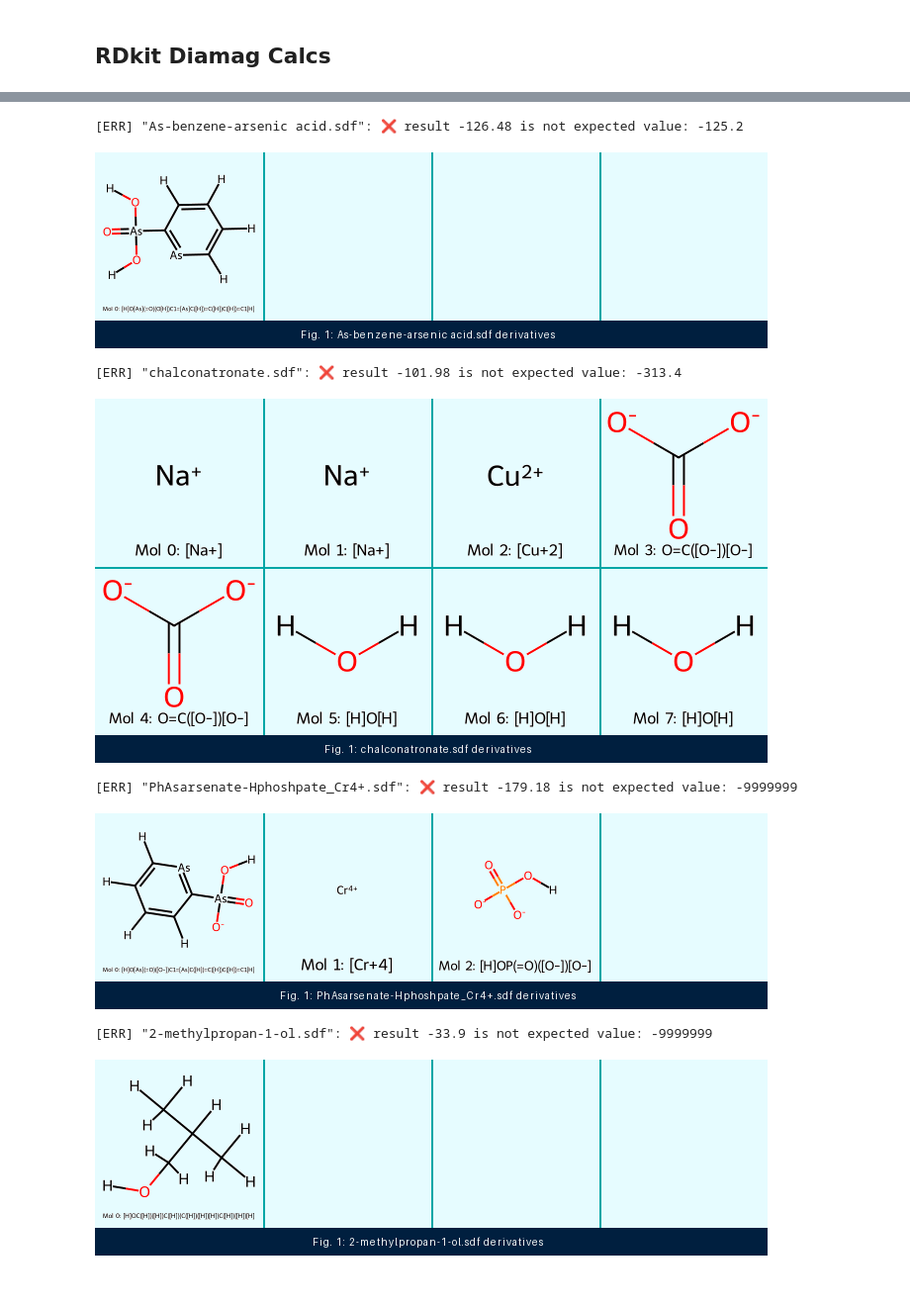
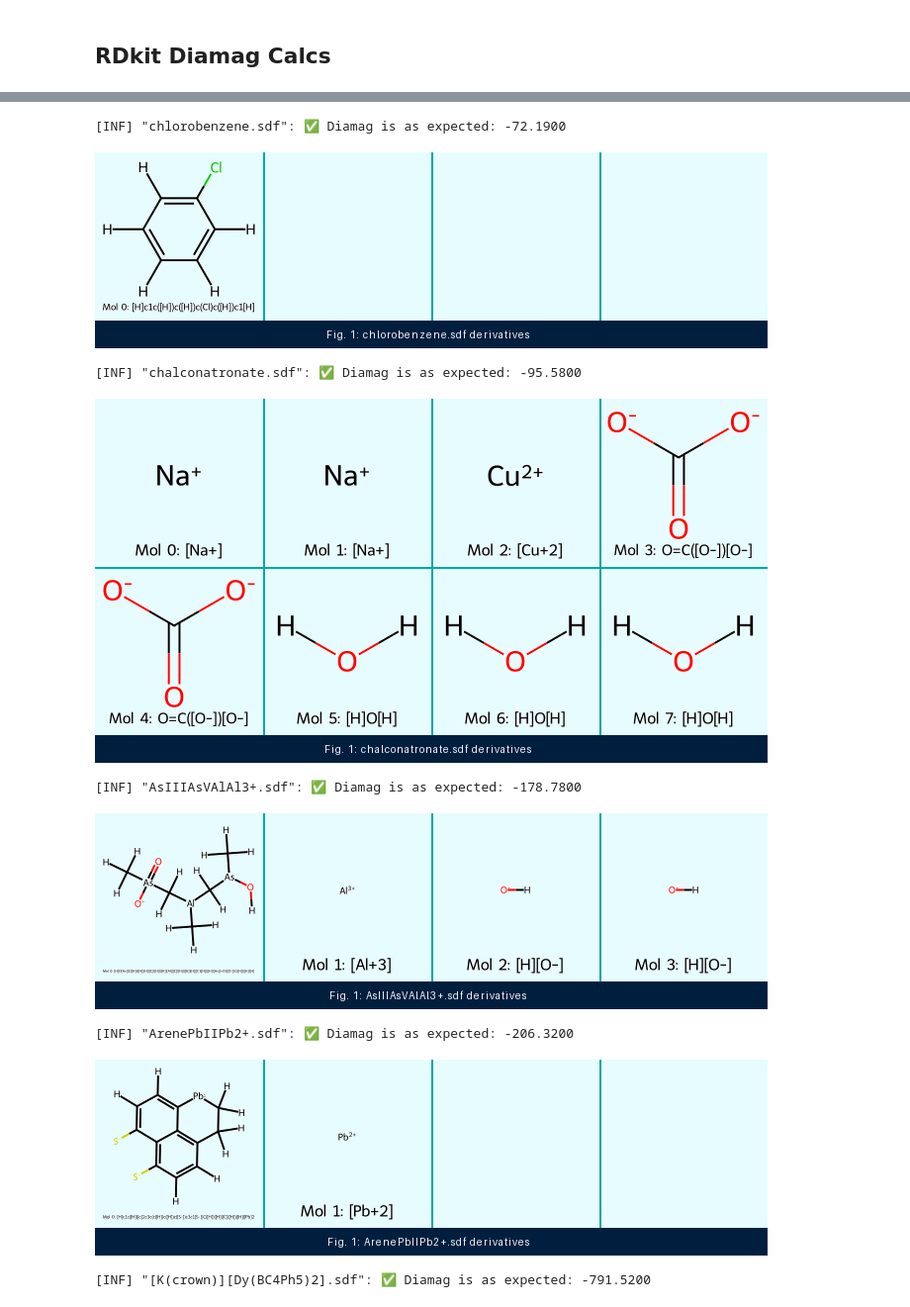
Before and after one commit to mag-bros/mag-bridge, a Jupyter notebook: notebooks/rdkit-sandbox.ipynb, the cells around one changed output, grey strips where cells are left out. Shown at 99% size. Saved outputs shown, nothing was run; the diff lists cells and outputs as text; code cells hidden in the pictures.

Commit message:
added tests, corrected CalcDiamagContr

```diff
--- a/notebooks/rdkit-sandbox.ipynb
+++ b/notebooks/rdkit-sandbox.ipynb
@@ -41,10 +31,17 @@ SDF_TEST = [
     },
 ]
 # %%
+# for test_case in SDF_TEST:
+#     mols: list[MBMolecule] = SDFLoader.Load(test_case["sdf_file"])
+#     sum_dia_contr = 0
+#     for mol in mols:
+#         sum_dia_contr += mol.CalcDiamagContr(verbose=False)
+#         result = mol.CalcDiamagContr()
+
 """Loop through SDF test cases / files"""
 for test_case in SDF_TEST:
     # Load all MBMolecule instances from the given SDF file
-    mols: list[MBMolecule] = SDFLoader.Load(test_case['sdf_file'])
+    mols: list[MBMolecule] = SDFLoader.Load(test_case["sdf_file"])
 
     # Compute total diamagnetic contribution across all molecules
     # TODO:: Not yet sure how to deal with calculating diamag
@@ -58,13 +55,21 @@ for test_case in SDF_TEST:
     try:
         # Check that computed result matches expected reference value
         assert round(sum_dia_contr, 2) == test_case["expected_diamag"]
-        print(f"[INF] \"{test_case['sdf_file']}\": ✅ Diamag is as expected: {sum_dia_contr:.4f}")
+        print(
+            f'[INF] "{test_case["sdf_file"]}": ✅ Diamag is as expected: {sum_dia_contr:.4f}'
+        )
 
     except Exception as e:
         # Log failure with computed vs expected values
-        print(f"[ERR] \"{test_case['sdf_file']}\": ❌ result {round(sum_dia_contr, 2)} is not expected value: {test_case['expected_diamag']}")
+        print(
+            f'[ERR] "{test_case["sdf_file"]}": ❌ result {round(sum_dia_contr, 2)} is not expected value: {test_case["expected_diamag"]}'
+        )
 
     # Print Molecules in current SDF File
     rdkit_mols: list[Mol] = [mol.ToRDKit() for mol in mols]
-    display(Renderer(Theme.Sea).GetMoleculesGridImg(rdkit_mols, label=f"Fig. 1: {test_case['sdf_file']} derivatives\n"))
+    display(
+        Renderer(Theme.Sea).GetMoleculesGridImg(
+            rdkit_mols, label=f"Fig. 1: {test_case['sdf_file']} derivatives\n"
+        )
+    )
 # %% [output]
@@ -73,8 +78,9 @@ for test_case in SDF_TEST:
-[ERR] "As-benzene-arsenic acid.sdf": ❌ result -126.48 is not expected value: -125.2
+[INF] "chlorobenzene.sdf": ✅ Diamag is as expected: -72.1900
-[figure, old version]
+[figure, new version]
-[ERR] "chalconatronate.sdf": ❌ result -101.98 is not expected value: -313.4
+[INF] "chalconatronate.sdf": ✅ Diamag is as expected: -95.5800
 [figure]
-[ERR] "PhAsarsenate-Hphoshpate_Cr4+.sdf": ❌ result -179.18 is not expected value: -9999999
+[INF] "AsIIIAsVAlAl3+.sdf": ✅ Diamag is as expected: -178.7800
-[figure, old version]
+[figure, new version]
-[ERR] "2-methylpropan-1-ol.sdf": ❌ result -33.9 is not expected value: -9999999
+[INF] "ArenePbIIPb2+.sdf": ✅ Diamag is as expected: -206.3200
-[figure, old version]
+[figure, new version]
+[INF] "[K(crown)][Dy(BC4Ph5)2].sdf": ✅ Diamag is as expected: -791.5200
```
Also changed, not shown: parts of 3 cells of this notebook, 11 other files.
